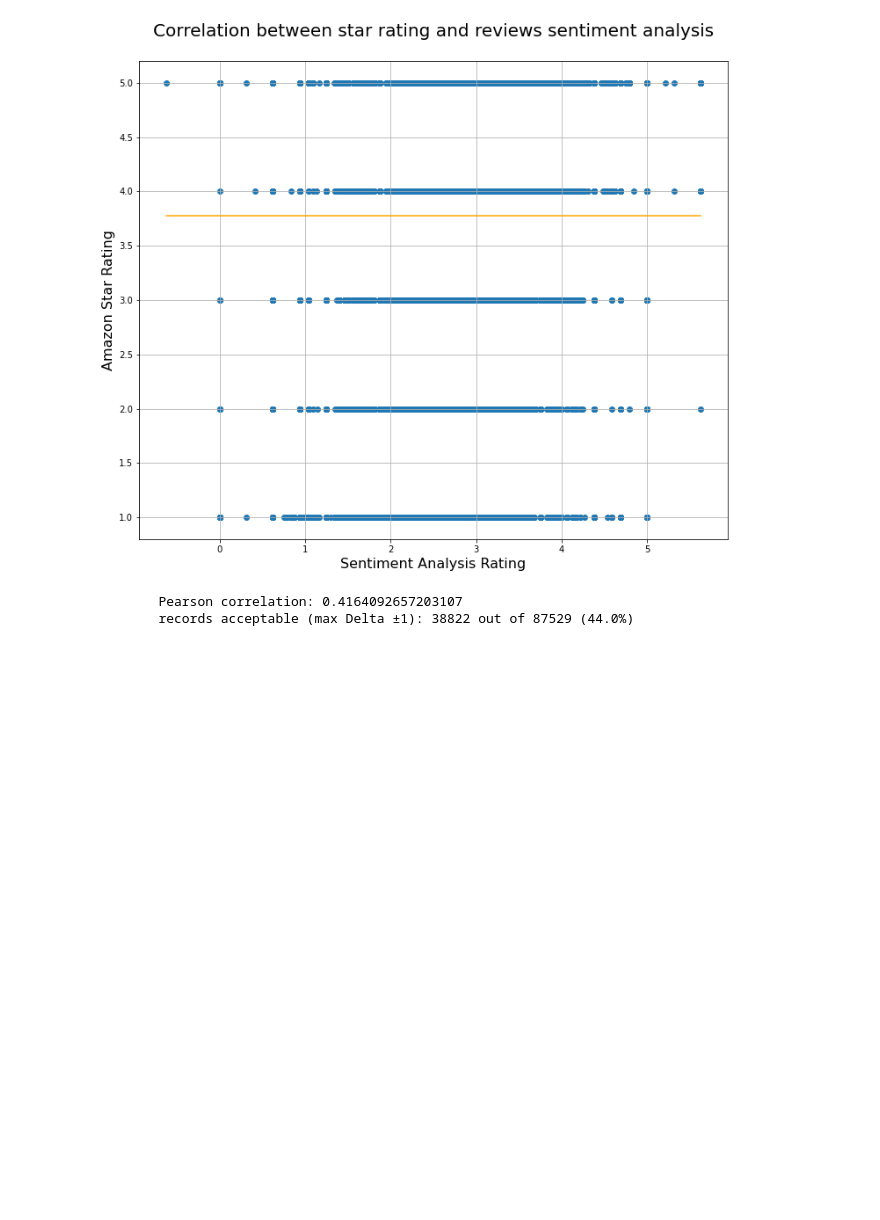
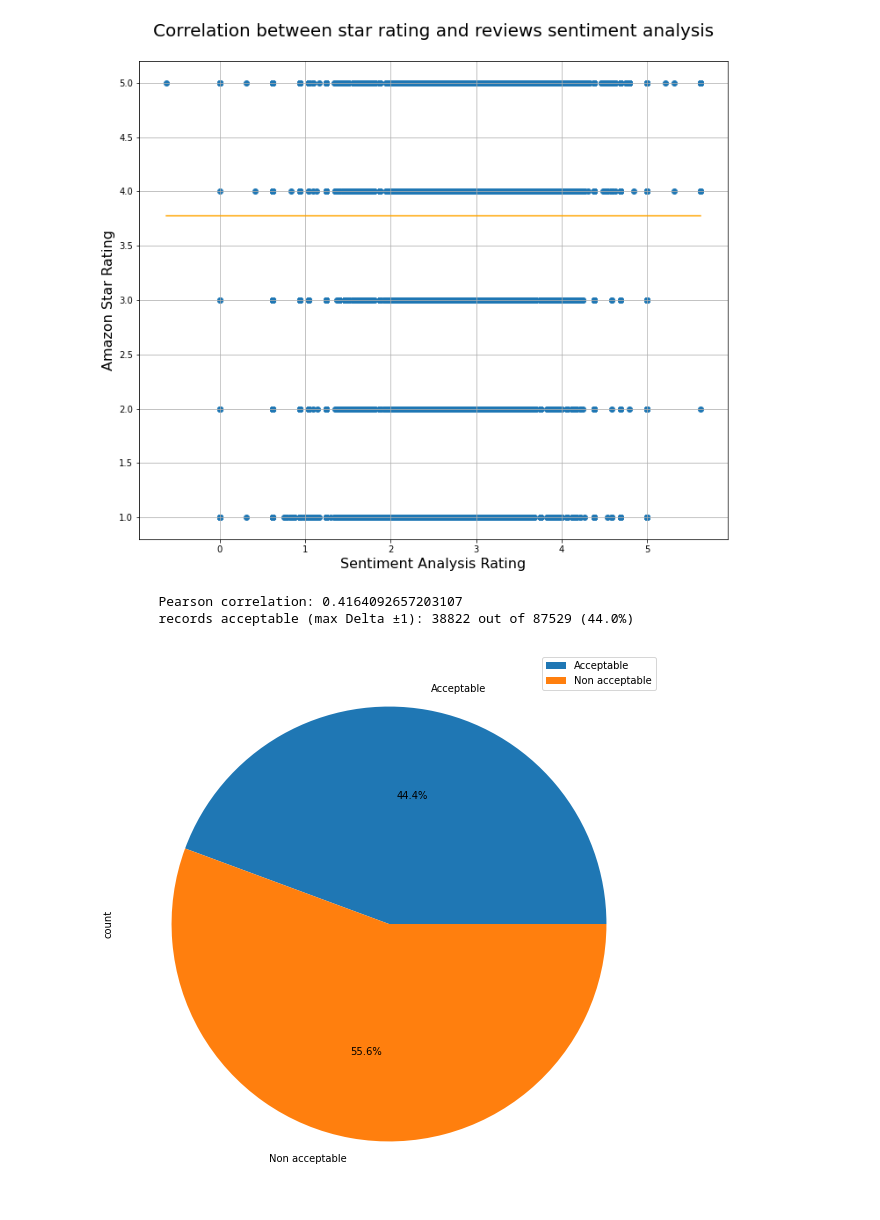
Before and after one commit to bianchin90/Projects, a Jupyter notebook: BigDataAnalytics_Coursework2.ipynb, the cells around one changed output. Drawn from its saved outputs; the diff is of its cells as text; code cells hidden in the pictures; blank space fills up the shorter version.

```diff
--- a/BigDataAnalytics_Coursework2.ipynb
+++ b/BigDataAnalytics_Coursework2.ipynb
@@ -76,3 +76,11 @@ df.loc[((df['difference'] <= 1) & (df['difference'] >= -1)),'acceptable']='Yes'
 [figure]
         Pearson correlation: 0.4164092657203107
         records acceptable (max Delta ±1): 38822 out of 87529 (44.0%)
+# %%
+
+#create pie chart showing acceptable vs non-acceptable records
+df = pd.DataFrame({'count': [good_records, (total_records - good_records)]},
+                  index=['Acceptable', 'Non acceptable'])
+plot = df.plot.pie(y='count', figsize=(10, 10), autopct='%1.1f%%')
+# %% [output]
+[figure, added]
```
Also changed, not shown: parts of 1 cell of this notebook.
